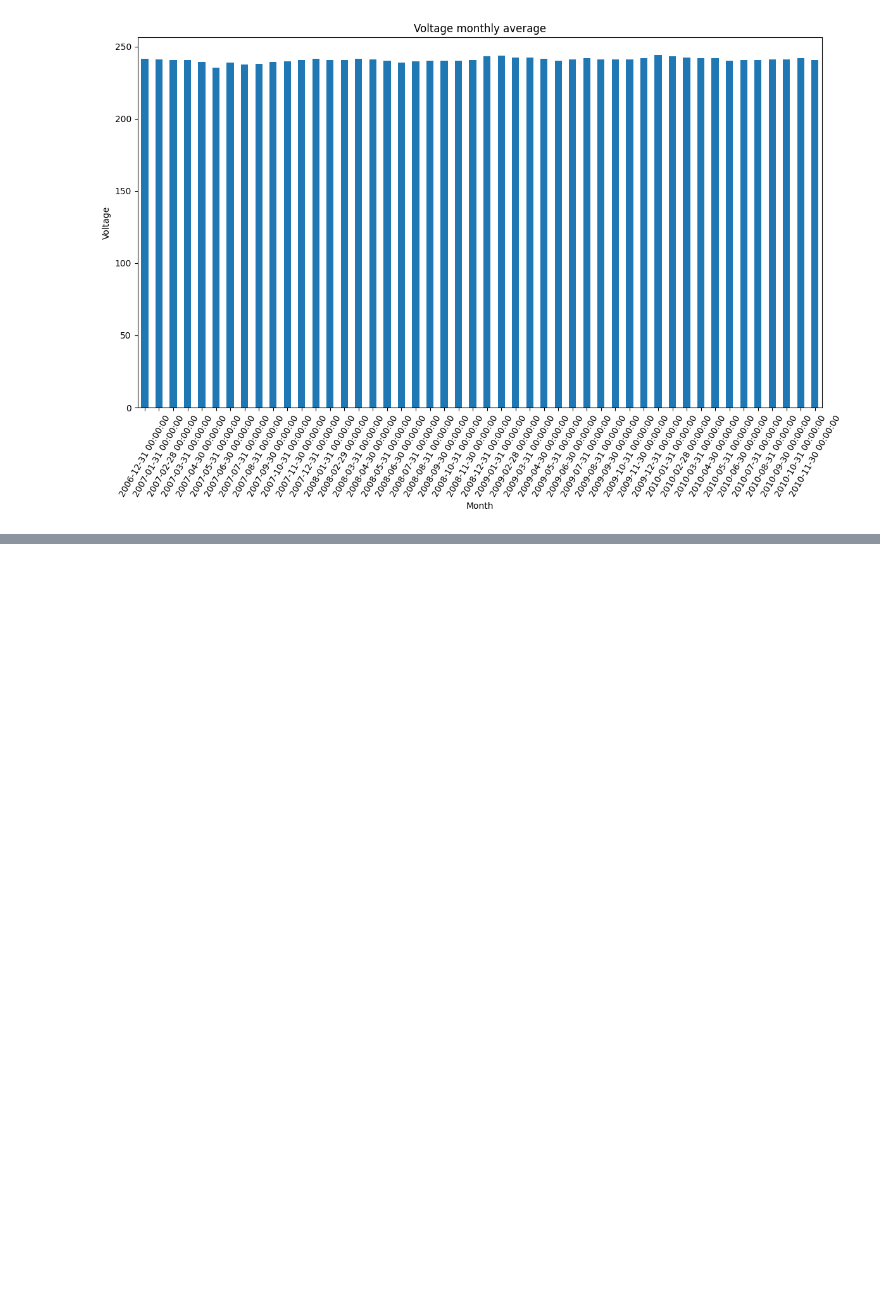
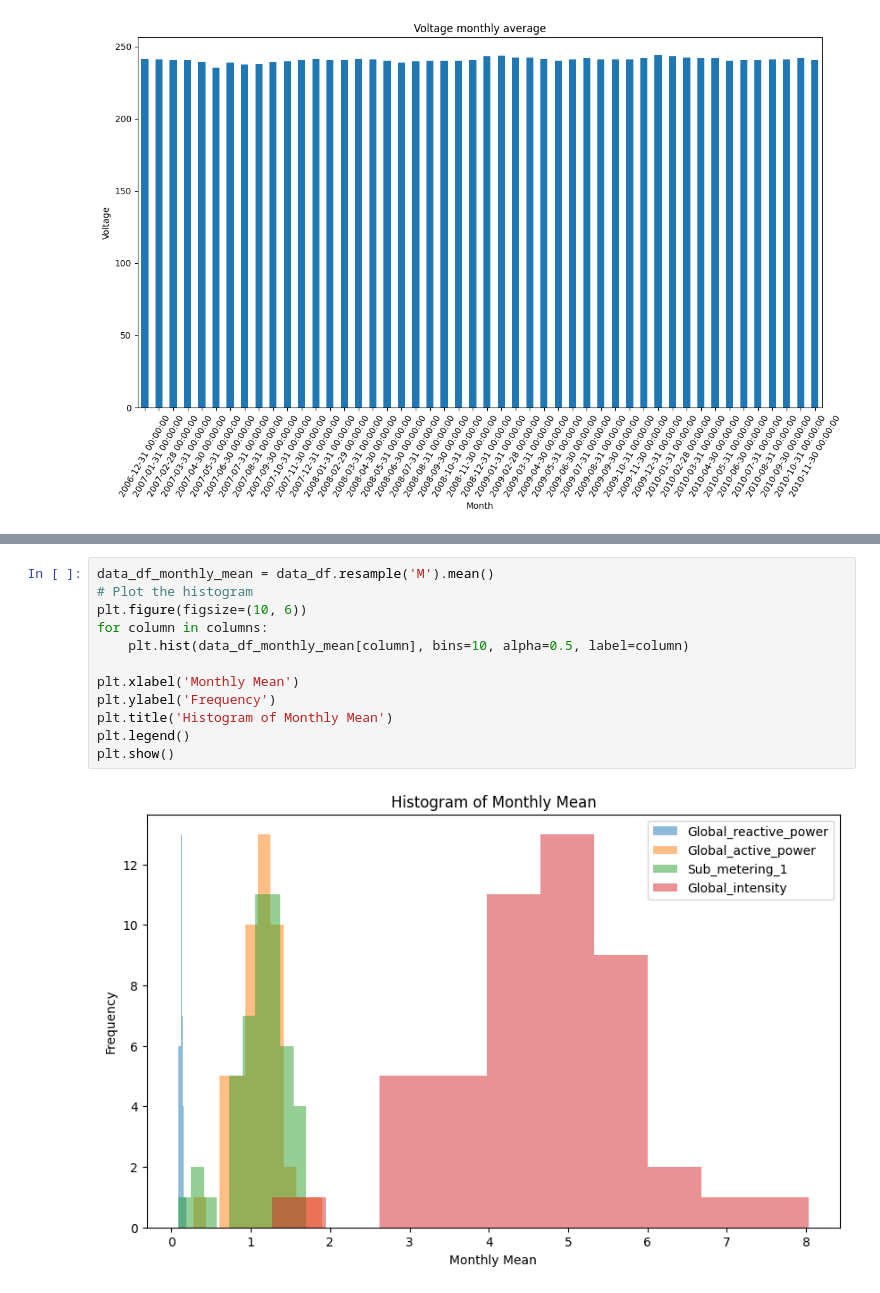
Before and after one commit to EdwardKWang/quant-research, a Jupyter notebook: stats-learning/Long short-term memory model.ipynb, the cells around one changed output, grey strips where cells are left out. Drawn from its saved outputs; the diff is of its cells as text; blank space fills up the shorter version.

```diff
--- a/stats-learning/Long short-term memory model.ipynb
+++ b/stats-learning/Long short-term memory model.ipynb
@@ -158,0 +192,14 @@ plt.show()
+# %%
+data_df_monthly_mean = data_df.resample('M').mean()
+# Plot the histogram
+plt.figure(figsize=(10, 6))
+for column in columns:
+    plt.hist(data_df_monthly_mean[column], bins=10, alpha=0.5, label=column)
+
+plt.xlabel('Monthly Mean')
+plt.ylabel('Frequency')
+plt.title('Histogram of Monthly Mean')
+plt.legend()
+plt.show()
+# %% [output]
+[figure, added]
```
Also changed, not shown: parts of 13 cells of this notebook, 2 other files.
